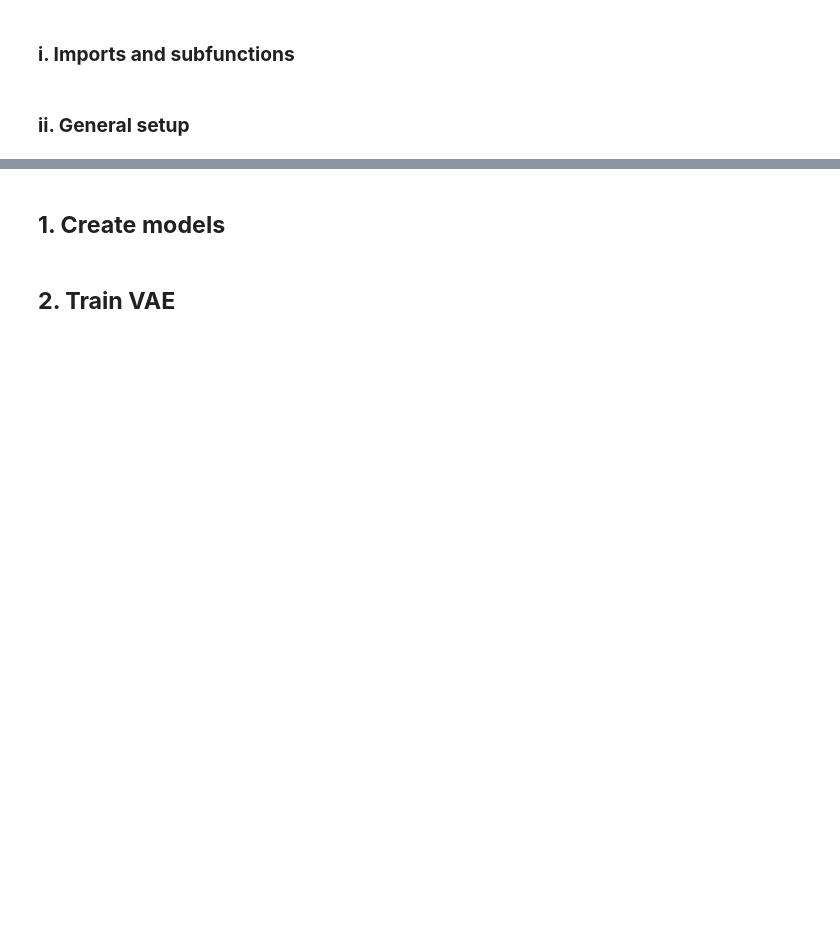
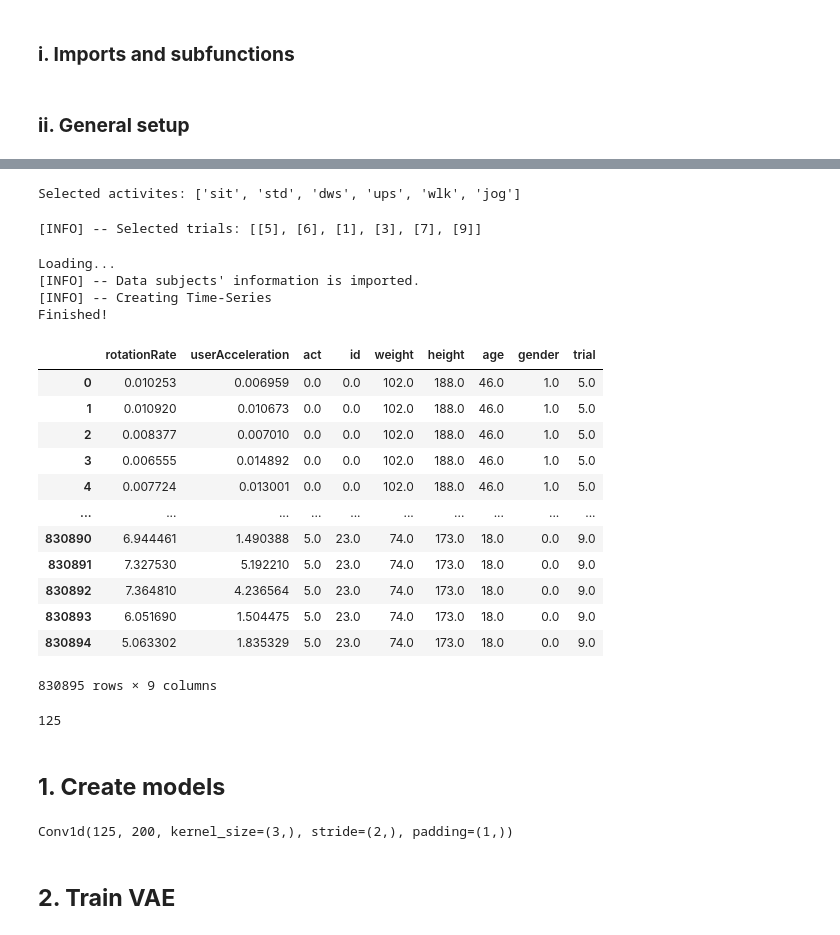
Before and after one commit to hugo-dugdale/federated_VAE_MNIST, a Jupyter notebook: VAE.ipynb, the cells around one changed output, grey strips where cells are left out. Cells and saved outputs as stored; diff of their text form; code cells hidden in the pictures; blank space fills up the shorter version.

Commit message:
Began using activity monitoring data

```diff
--- a/VAE.ipynb
+++ b/VAE.ipynb
@@ -125,0 +264,5 @@ Number of centers: 4
+# %%
+sdt = ["rotationRate", "userAcceleration"]
+print("Selected sensor data types:\n" + str(sdt))
+dt_list = set_data_types(sdt)
+print("\nSelected columns from dataset:\n" + str(dt_list))
@@ -125,0 +276,49 @@ Number of centers: 4
+# %%
+ACT_LABELS = ["sit", "std", "dws", "ups", "wlk", "jog"]
+act_labels = ACT_LABELS [0:6]  # all activities
+print("Selected activites: " + str(act_labels))
+# %% [output]
+Selected activites: ['sit', 'std', 'dws', 'ups', 'wlk', 'jog']
+# %%
+TRIAL_CODES = {
+    ACT_LABELS[0]:[5],
+    ACT_LABELS[1]:[6],
+    ACT_LABELS[2]:[1],
+    ACT_LABELS[3]:[3],
+    ACT_LABELS[4]:[7],
+    ACT_LABELS[5]:[9],
+}
+trial_codes = [TRIAL_CODES[act] for act in act_labels]
+print("[INFO] -- Selected trials: " + str(trial_codes))
+# %% [output]
+[INFO] -- Selected trials: [[5], [6], [1], [3], [7], [9]]
+# %%
+print("Loading...")
+dataset = creat_time_series("./data/A_DeviceMotion_data", dt_list, act_labels, trial_codes, mode="mag", labeled=True)
+print("Finished!")
+dataset
+# %% [output]
+Loading...
+[INFO] -- Data subjects' information is imported.
+[INFO] -- Creating Time-Series
+Finished!
+|  | rotationRate | userAcceleration | act | id | weight | height | age | gender | trial |
+| 0 | 0.010253 | 0.006959 | 0.0 | 0.0 | 102.0 | 188.0 | 46.0 | 1.0 | 5.0 |
+| 1 | 0.010920 | 0.010673 | 0.0 | 0.0 | 102.0 | 188.0 | 46.0 | 1.0 | 5.0 |
+| 2 | 0.008377 | 0.007010 | 0.0 | 0.0 | 102.0 | 188.0 | 46.0 | 1.0 | 5.0 |
+| 3 | 0.006555 | 0.014892 | 0.0 | 0.0 | 102.0 | 188.0 | 46.0 | 1.0 | 5.0 |
+| 4 | 0.007724 | 0.013001 | 0.0 | 0.0 | 102.0 | 188.0 | 46.0 | 1.0 | 5.0 |
+| ... | ... | ... | ... | ... | ... | ... | ... | ... | ... |
+| 830890 | 6.944461 | 1.490388 | 5.0 | 23.0 | 74.0 | 173.0 | 18.0 | 0.0 | 9.0 |
+| 830891 | 7.327530 | 5.192210 | 5.0 | 23.0 | 74.0 | 173.0 | 18.0 | 0.0 | 9.0 |
+| 830892 | 7.364810 | 4.236564 | 5.0 | 23.0 | 74.0 | 173.0 | 18.0 | 0.0 | 9.0 |
+| 830893 | 6.051690 | 1.504475 | 5.0 | 23.0 | 74.0 | 173.0 | 18.0 | 0.0 | 9.0 |
+| 830894 | 5.063302 | 1.835329 | 5.0 | 23.0 | 74.0 | 173.0 | 18.0 | 0.0 | 9.0 |
+830895 rows × 9 columns
+# %%
+period = 2.5 # Seconds
+sample_rate = 50 # Hz
+points = int(period*sample_rate)
+points
+# %% [output]
+125
@@ -227,0 +351,4 @@ class VAELoss(nn.Module):
+# %%
+nn.Conv1d(125, 200, 3, 2, 1)
+# %% [output]
+Conv1d(125, 200, kernel_size=(3,), stride=(2,), padding=(1,))
```
Also changed, not shown: parts of 14 cells of this notebook.
